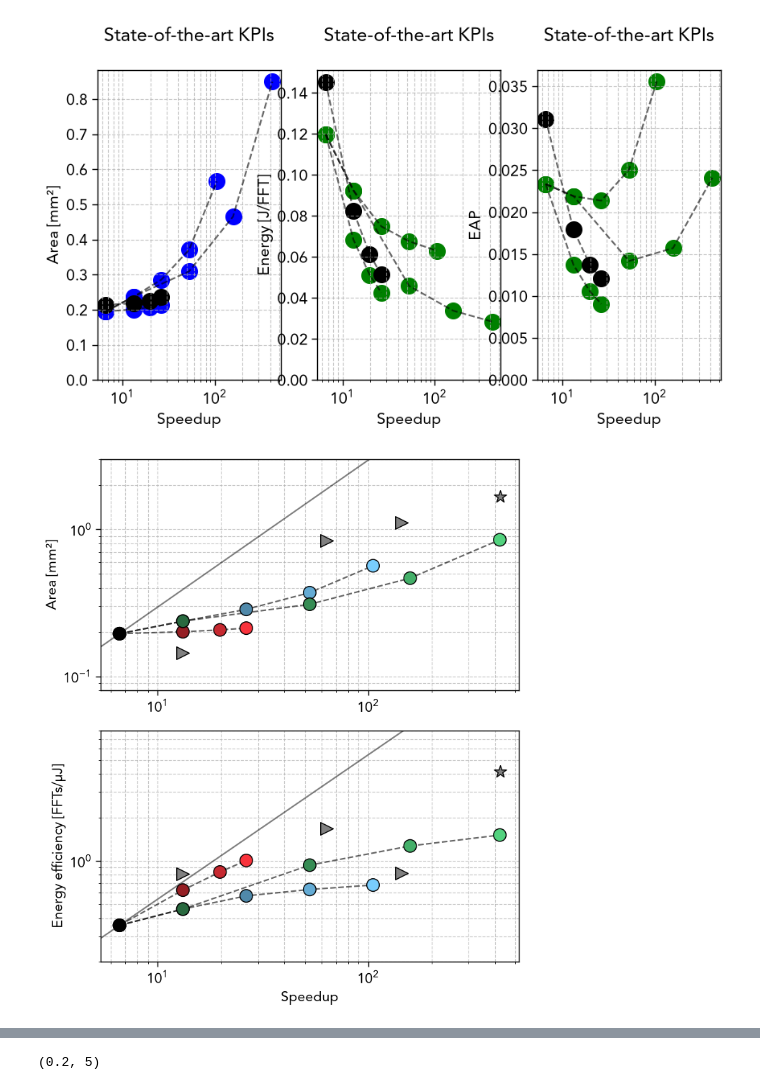
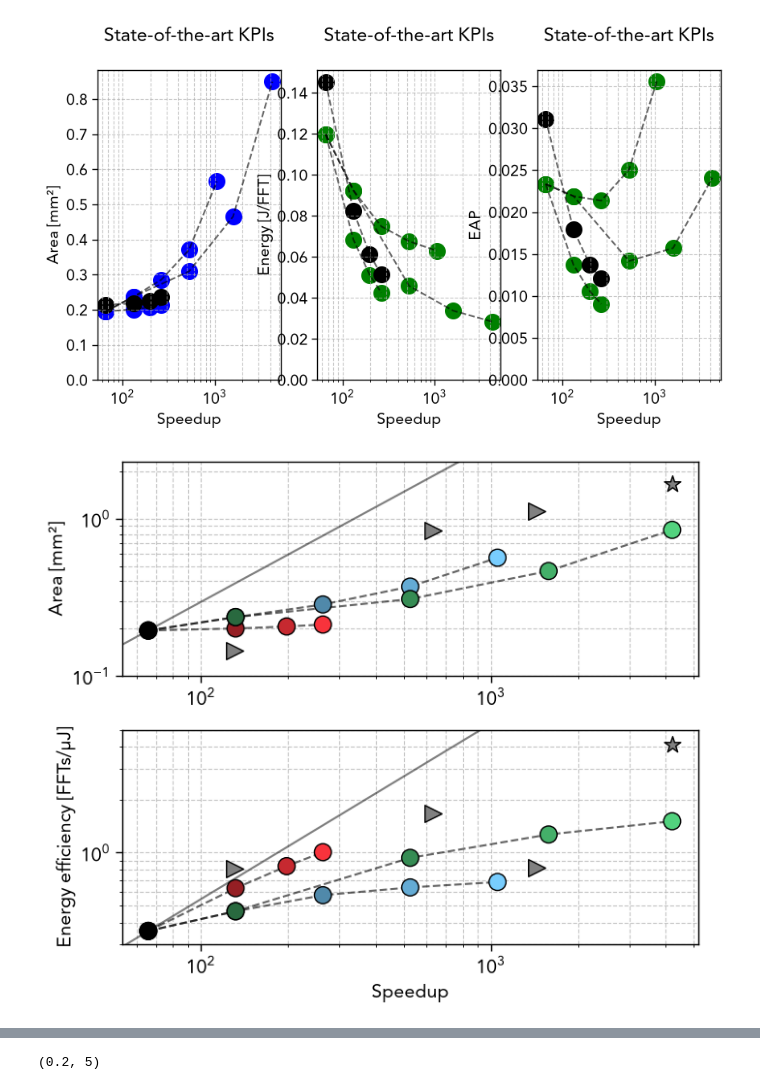
Before and after one commit to PolMaistriaux/IoT_Node_Modeling, a Jupyter notebook: Sustainability_aware_design/Notebook_ASI_Absolute.ipynb, the cells around one changed output, grey strips where cells are left out. Saved outputs shown, nothing was run; the diff lists cells and outputs as text; code cells hidden in the pictures.

```diff
--- a/Sustainability_aware_design/Notebook_ASI_Absolute.ipynb
+++ b/Sustainability_aware_design/Notebook_ASI_Absolute.ipynb
@@ -143,18 +154,26 @@ beta = 1.0
 # %%
 analysis_Mem_type  = np.array([1]) # 0: 1xSP SRAM,   1: 2xSP SRAM, 2: 2xHalf-size SP SRAM,  3: 1xDP SRAM
 analysis_nMem_type = len(analysis_Mem_type)
+
+
 
 #baseline_area    = [10/((90/65)**2)]
 baseline_area    = 0.493
 add_baseline_area = True
 
+
 baseline_techNode= 65 #10
 baseline_energy  = nFFT* 5.7e-9
-baseline_latency = nFFT* 79
+baseline_latency = nFFT* 79         * 10
 baseline_power   = baseline_energy / baseline_latency
 
 area_overlap = 0#0.095
 
 beta = 1
+# %%
+alpha_s_low  = -2
+alpha_s_high = 5
+alpha_n = (alpha_s_high - alpha_s_low)*40
+alpha_studied = np.logspace(alpha_s_low, alpha_s_high, alpha_n+1,endpoint=True)
 # %%
 arch_Dim = max(len(paraLevel),len(pipeLevel),len(paraPipeLevel))
@@ -390,0 +451,8 @@ THEOR 21,4:  area=0.8491,  power_ratio=11.95, energy_ratio=0.03, speedup=4.21e+0
+# %%
+min_energy = np.nanmin(theor_Energy)
+min_energy = np.nanmin(soa_Energy)
+print(min_energy)
+for k in range(3):
+    for i in range(arch_Dim):
+        for d, j in enumerate(analysis_Mem_type):
+            print(f"THEOR {k}{j},{i}: energy ratio compared to BiC={theor_Energy[k,i,j]/min_energy:.2f},        energy={theor_Energy[k,i,j]:.2e}")
@@ -598,7 +685,7 @@ soa_pt_patch   = mlines.Line2D([], [], color='gray', marker="<", markersize=8, l
 model_patch    = mlines.Line2D([], [], color='gray', marker="o", markersize=8, linewidth=0, label='FFT HW Acc. Model')
 our_patch      = mlines.Line2D([], [], color='gray', marker="o", markersize=8, linewidth=0, label='Our DWIFgn')
 
-fig, ax = plt.subplots(2,1, figsize=(7, 8))
+fig, ax = plt.subplots(2,1, figsize=(7.14, 6))
 
 ######################################################################################################################
 
@@ -624,37 +711,38 @@ ax[0].set_yscale('log')
 ax[0].set_xscale('log')
 ax[0].grid(True, which='both', linestyle='--', alpha=0.7)
 ax[0].set_ylabel('Area [mm²]')
-ax[0].set_ylim([0.08,3])
+ax[0].yaxis.set_minor_formatter(NullFormatter())
+ax[0].set_ylim([0.1,2.3])
 
 
 ######################################################################################################################
 
 ax[1].axline(xy1=[np.nanmin(theor_Speedup[:,:,analysis_Mem_type]), np.nanmin(1e-6/theor_Energy[:,:,analysis_Mem_type])],slope = 1, color="black", alpha=0.5)
 
 if plot_our:
     ax[1].plot(our_Speedup    , 1e-6/our_Energy  , color = "black")
     sc = ax[1].scatter(our_Speedup   , 1e-6/our_Energy   , s = markersize ,  marker = 'o',color='gray', edgecolors="black", label="Our Approach"                            ) #s=our_Area*2e3
 
 for i in range(len(soA_techNode)):
     if soA_show[i] :
         sc = ax[1].scatter(soa_Speedup[i]   , 1e-6/soa_Energy[i]   , s = markersize , marker = soA_marker[i],color='gray', edgecolors="black", label="State-of-the-Art", alpha = 1, zorder=5) #s=soa_Area*2e3
 
 for i in analysis_Mem_type:
     for j in range(3):
         ax[1].plot(theor_Speedup[j,:arch_Dim_array[j],i], 1e-6/theor_Energy[j,:arch_Dim_array[j],i], color = 'black', alpha=0.6, linestyle ='--')
         sc = ax[1].scatter(    theor_Speedup[j,:arch_Dim_array[j],i],     1e-6/theor_Energy[j,:arch_Dim_array[j],i], c=color_array[j,:arch_Dim_array[j]], s = markersize ,   alpha=1, marker = 'o', edgecolors="black", zorder=5) # s=    theor_Area[j,:,i]*2e3
 
 #ax.legend()
 #ax.legend(handles=[soa_patch, soa_pt_patch, model_patch, our_patch],fontsize = 13, loc='right', bbox_to_anchor=(2,0.5) )
 ax[1].set_yscale('log')
 ax[1].set_xscale('log')
 ax[1].grid(True, which='both', linestyle='--', alpha=0.7)
 ax[1].set_ylabel('Energy efficiency [FFTs/µJ]')
 ax[1].set_xlabel('Speedup')
-ax[1].set_ylim([0.2,8])
+ax[1].set_ylim([0.3,5])
 ax[1].yaxis.set_minor_formatter(NullFormatter())
 fig.tight_layout()
 
 plt.savefig("SoA.svg", bbox_inches="tight")
 # %% [output]
-[figure, old version]
+[figure, new version]
```
Also changed, not shown: parts of 16 cells of this notebook, 1 other file.
